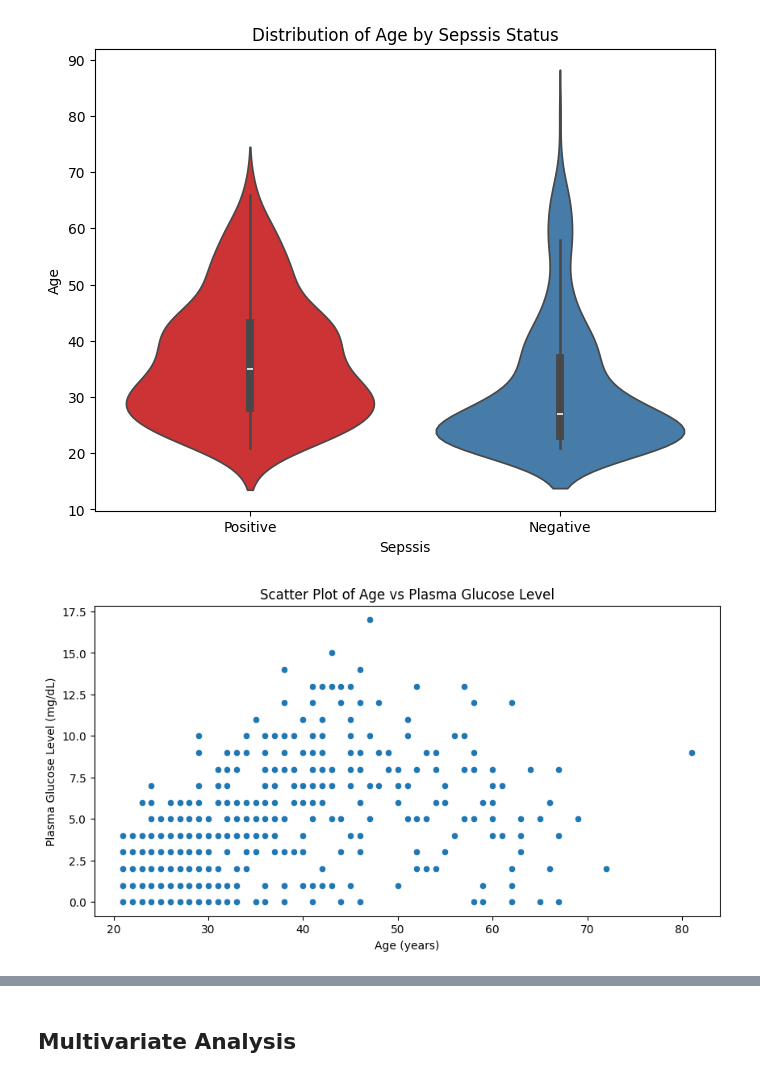
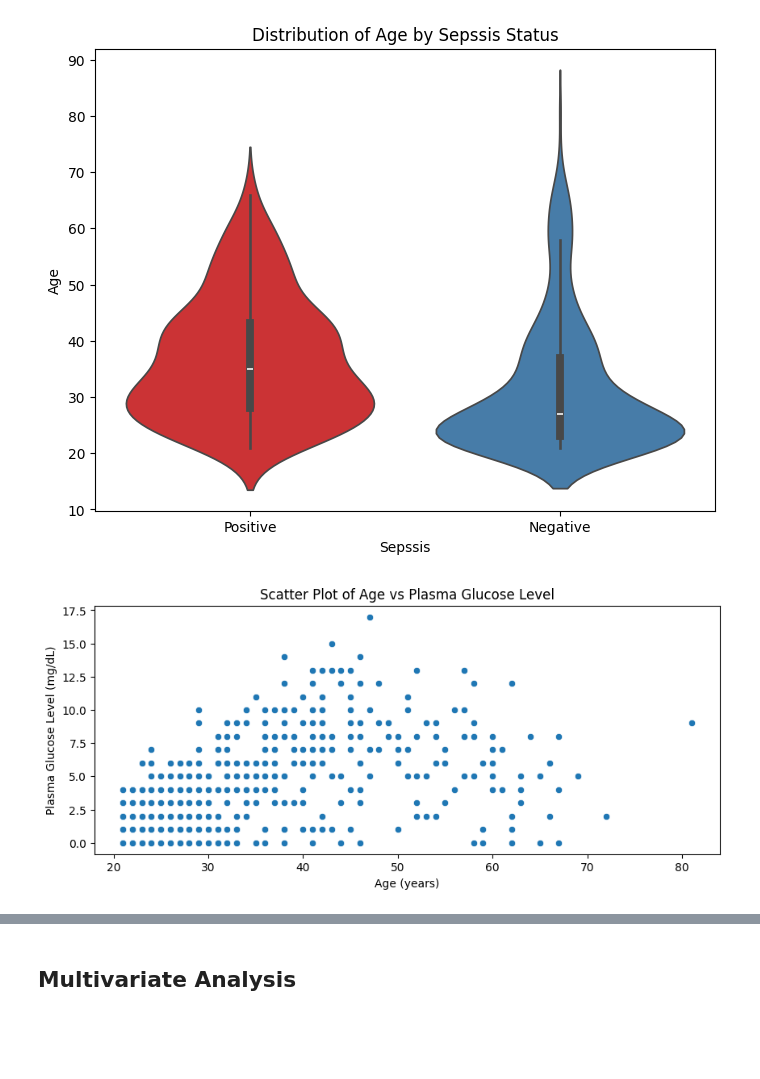
Before and after one commit to Lmarufu/Machine-Learning-with-FastAPI, a Jupyter notebook: notebook.ipynb, the cells around one changed output, grey strips where cells are left out. Drawn from its saved outputs; the diff is of its cells as text; code cells hidden in the pictures; blank space fills up the shorter version.

```diff
--- a/notebook.ipynb
+++ b/notebook.ipynb
@@ -459,13 +512,13 @@ plt.show()
 [figure]
 # %%
 # Scatter plot for Age vs Plasma Glucose Level (PRG)
-plt.figure(figsize=(10, 5))
+plt.figure(figsize=(10, 4))
 sns.scatterplot(x='Age', y='PRG', data=df)
 plt.title('Scatter Plot of Age vs Plasma Glucose Level')
 plt.xlabel('Age (years)')
 plt.ylabel('Plasma Glucose Level (mg/dL)')
 plt.show()
 # %% [output]
-[figure, old version]
+[figure, new version]
 # %%
 # Scatter plot for Age vs Body Mass Index (BMI)
```
Also changed, not shown: parts of 70 cells of this notebook, 14 other files.
